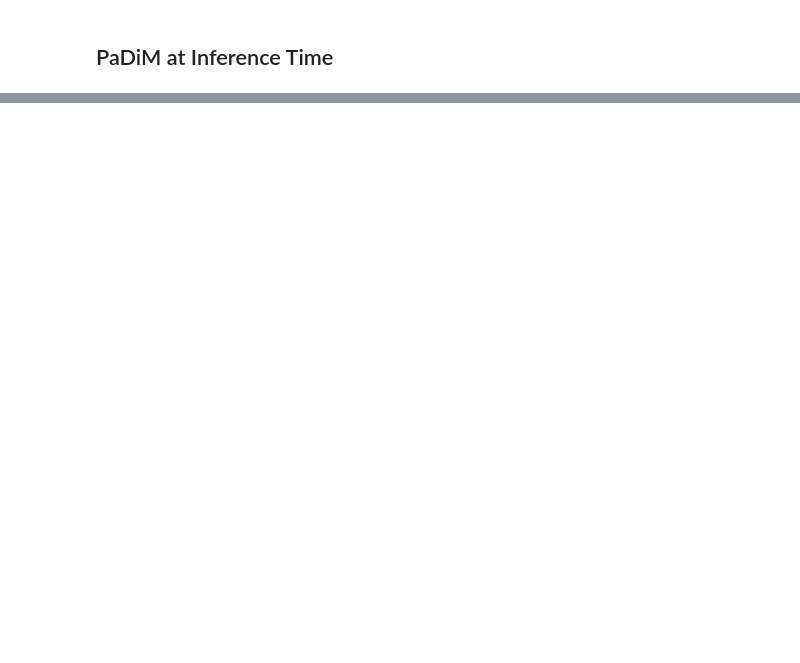
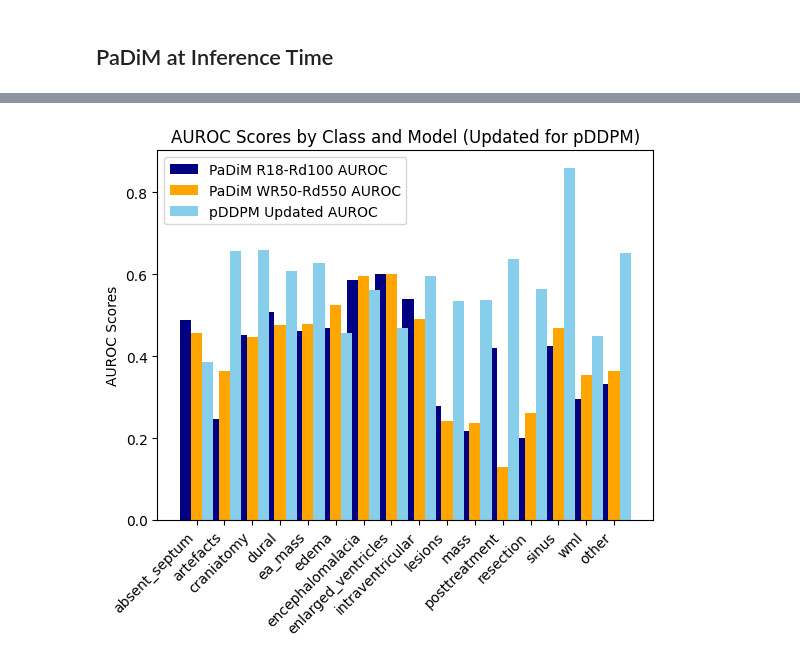
Before and after one commit to ardamamur/Unsupervised-Anomaly-Detection-in-Medical-Images-via-PaDiM, a Jupyter notebook: backup/main.ipynb, the cells around one changed output, grey strips where cells are left out. Drawn from its saved outputs; the diff is of its cells as text; code cells hidden in the pictures; blank space fills up the shorter version.

```diff
--- a/backup/main.ipynb
+++ b/backup/main.ipynb
@@ -357,0 +484,40 @@ KeyboardInterrupt:
+# %%
+# Assuming you want to plot the AUROC scores now. Using the same datasets and model names,
+# but replacing the AUPRC scores with AUROC scores based on your provided data.
+
+# Updated AUROC scores for pDDPM based on the provided values
+auroc_pddpm_updated = [
+    0.3862319070678204,  # absent_septum
+    0.6578283270854016,  # artefacts
+    0.6604136487481858,  # craniatomy
+    0.6082650728251553,  # dural
+    0.62862621891469,  # ea_mass
+    0.45781835582692704,  # edema
+    0.5606359749895841,  # encephalomalacia
+    0.469918400827876,  # enlarged_ventricles
+    0.5948139422810229,  # intraventricular
+    0.5342683407950338,  # lesions
+    0.5381636487543155,  # mass
+    0.6369609605810141,  # posttreatment
+    0.564287191704271,  # resection
+    0.8599399820801655,  # sinus
+    0.44873206207115945,  # wml
+    0.6523131446583846  # other
+]
+
+# Plotting the AUROC scores
+fig, ax = plt.subplots()
+
+rects1 = ax.bar(x - width, auprc_r18, width, label='PaDiM R18-Rd100 AUROC', color='navy')  # Using AUPRC as placeholder
+rects2 = ax.bar(x, auprc_wr50, width, label='PaDiM WR50-Rd550 AUROC', color='orange')  # Using AUPRC as placeholder
+rects3 = ax.bar(x + width, auroc_pddpm_updated, width, label='pDDPM Updated AUROC', color='skyblue')
+
+ax.set_ylabel('AUROC Scores')
+ax.set_title('AUROC Scores by Class and Model (Updated for pDDPM)')
+ax.set_xticks(x)
+ax.set_xticklabels(classes, rotation=45, ha="right")
+ax.legend()
+
+plt.show()
+# %% [output]
+[figure, added]
```
Also changed, not shown: parts of 53 cells of this notebook, 19 other files.
